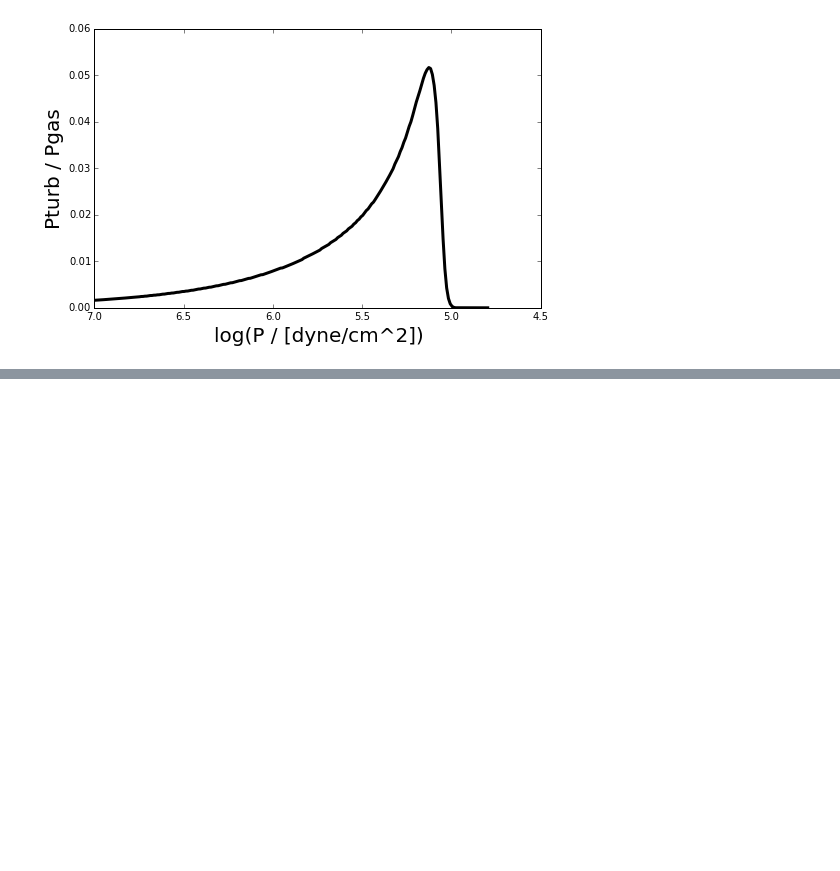
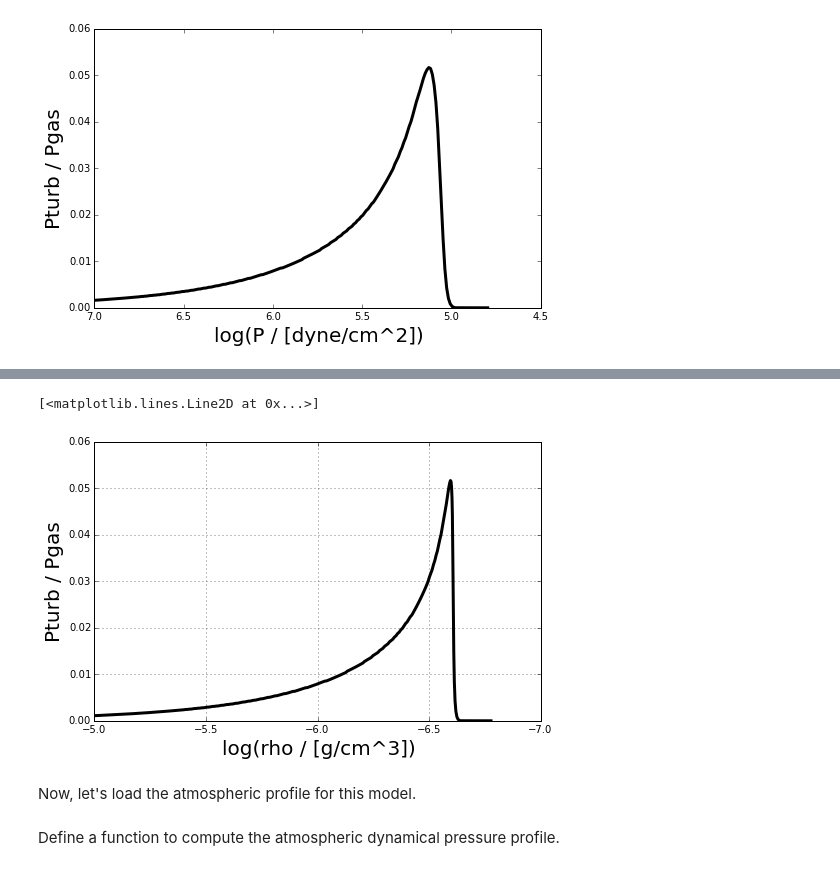
Before and after one commit to gfeiden/Notebook, a Jupyter notebook: Projects/dynam_pressure/mlt_velocity_profile.ipynb, the cells around one changed output, grey strips where cells are left out. Drawn from its saved outputs; the diff is of its cells as text; code cells hidden in the pictures; blank space fills up the shorter version.

Commit message:
dynamical pressure profile, first attempt

```diff
--- a/Projects/dynam_pressure/mlt_velocity_profile.ipynb
+++ b/Projects/dynam_pressure/mlt_velocity_profile.ipynb
@@ -46,0 +53,15 @@ A critical feature of dynamical pressure that has been ignored, is that dynamica
+# %%
+fig, ax = plt.subplots(1, 1, figsize=(8., 5.))
+
+ax.set_xlabel('log(rho / [g/cm^3])', size=20.)
+ax.set_ylabel('Pturb / Pgas', size=20.)
+ax.set_xlim(-5.0, -7.0)
+
+ax.grid()
+
+ax.plot(env[:, 5], (10**env[:, 5]*env[:, 14]**2/3.0)/10**env[:, 1], '-', lw=3, c='black')
+# %% [output]
+[<matplotlib.lines.Line2D at 0x...>]
+[figure, added]
+# %% [markdown]
+Now, let's load the atmospheric profile for this model.
@@ -46,0 +70,2 @@ A critical feature of dynamical pressure that has been ignored, is that dynamica
+# %% [markdown]
+Define a function to compute the atmospheric dynamical pressure profile.
```
Also changed, not shown: parts of 10 cells of this notebook, 1 other file.
